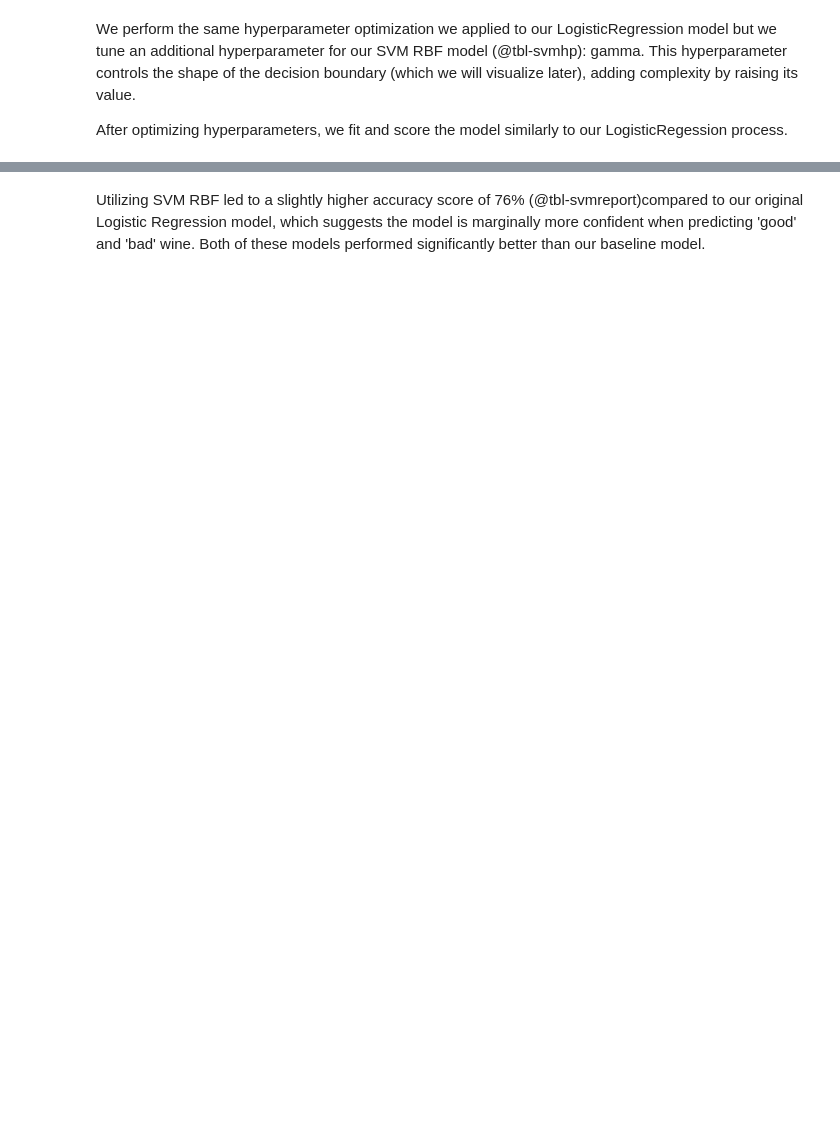
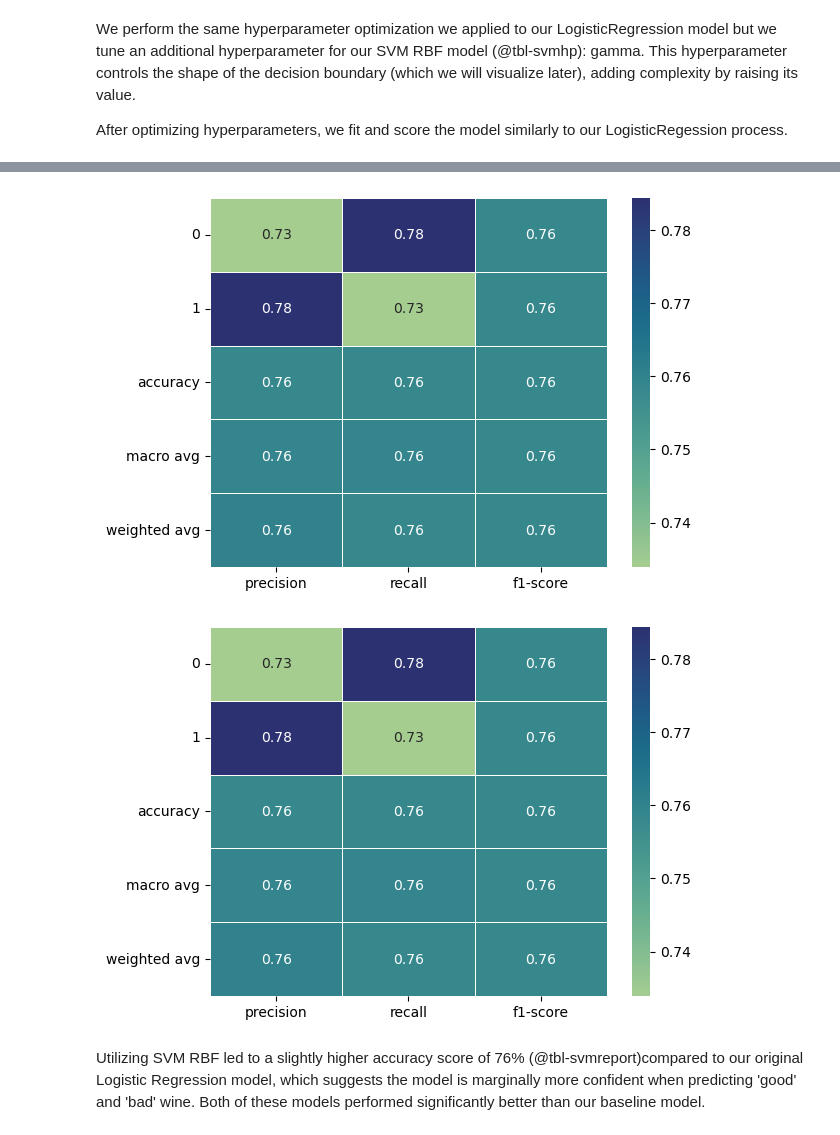
Before and after one commit to DSCI-310/is-it-good-wine, a Jupyter notebook: wineclassification.ipynb, the cells around one changed output, grey strips where cells are left out. Saved outputs shown, nothing was run; the diff lists cells and outputs as text; code cells hidden in the pictures; blank space fills up the shorter version.

```diff
--- a/wineclassification.ipynb
+++ b/wineclassification.ipynb
@@ -308,3 +325,8 @@ After optimizing hyperparameters, we fit and score the model similarly to our Lo
+# %%
+class_report(pipe_svm, X_test, y_test)
+# %% [output]
+[figure, added]
+[figure, added]
 # %% [markdown]
 Utilizing SVM RBF led to a slightly higher accuracy score of 76% (@tbl-svmreport)compared to our original Logistic Regression model, which suggests the model is marginally more confident when predicting 'good' and 'bad' wine. Both of these models performed significantly better than our baseline model.
 # %%
```
Also changed, not shown: parts of 31 cells of this notebook, 2 other files.
